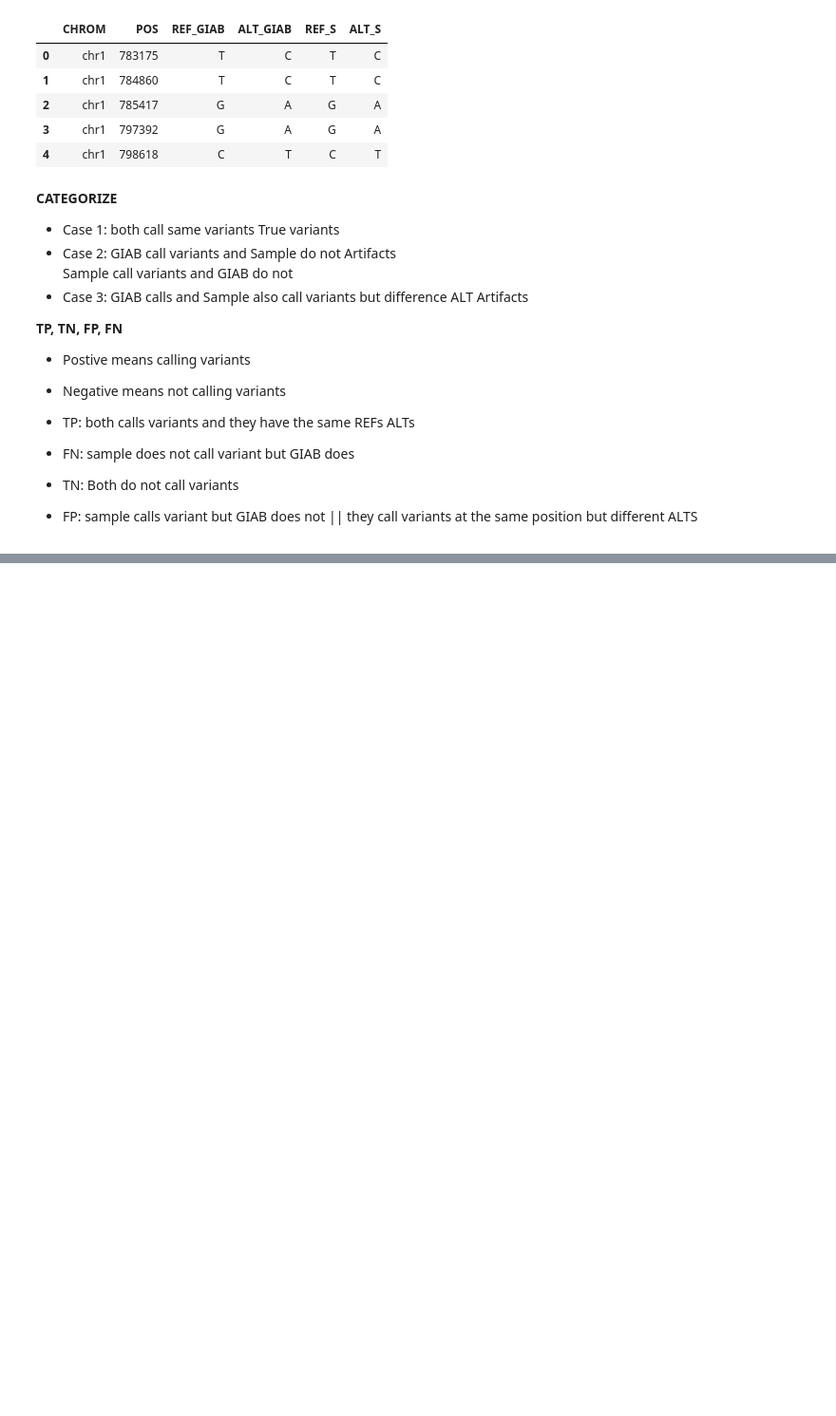
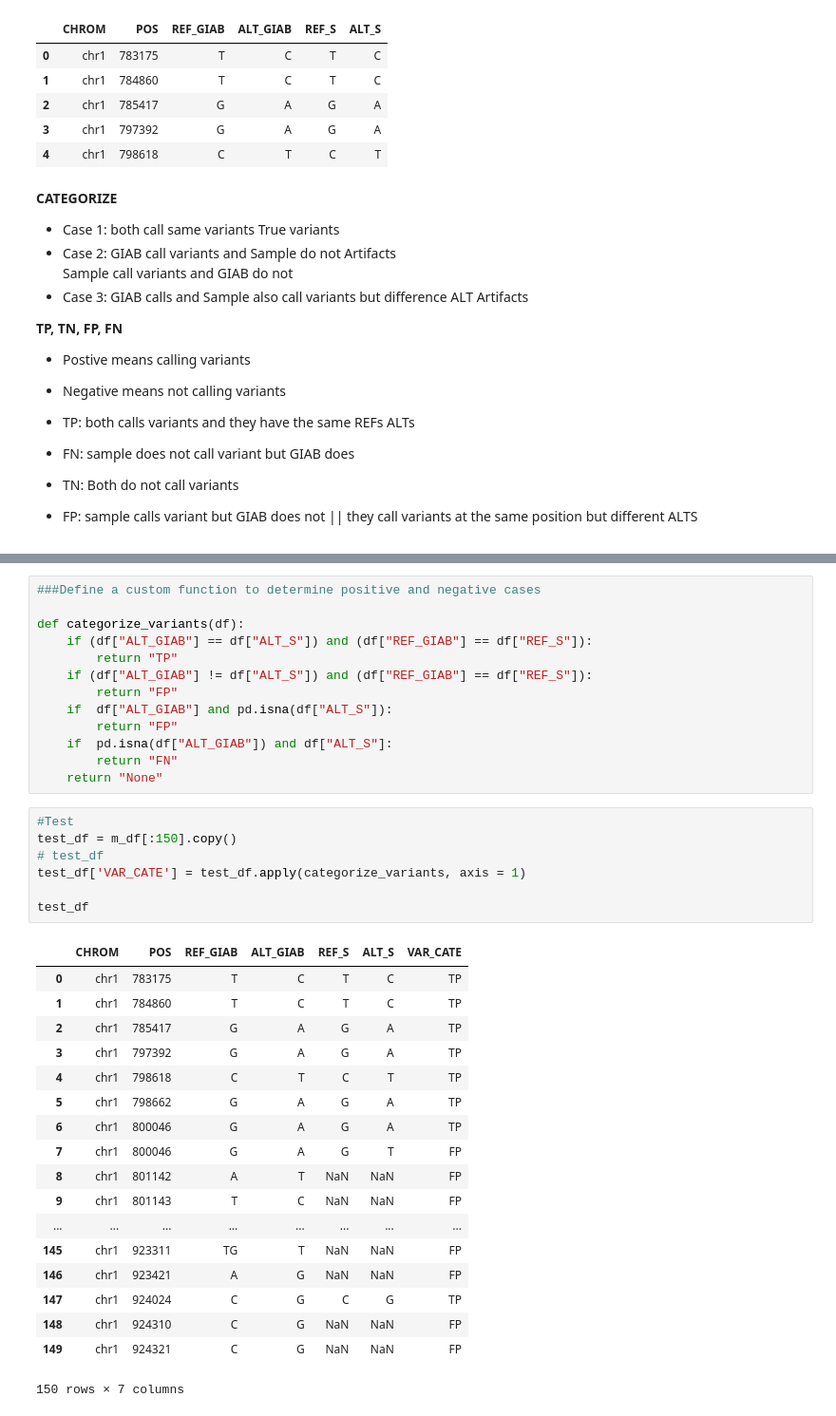
Before and after one commit to NguyenMaiAnh-Do/bash_script, a Jupyter notebook: bash_script/variants_filter.ipynb, the cells around one changed output, grey strips where cells are left out. Shown at 95% size. Drawn from its saved outputs; the diff is of its cells as text; blank space fills up the shorter version.

Commit message:
finish categorize variants

```diff
--- a/bash_script/variants_filter.ipynb
+++ b/bash_script/variants_filter.ipynb
@@ -150,0 +172,39 @@ m_df.head()
+# %%
+###Define a custom function to determine positive and negative cases
+
+def categorize_variants(df):
+    if (df["ALT_GIAB"] == df["ALT_S"]) and (df["REF_GIAB"] == df["REF_S"]):
+        return "TP"
+    if (df["ALT_GIAB"] != df["ALT_S"]) and (df["REF_GIAB"] == df["REF_S"]):
+        return "FP"
+    if  df["ALT_GIAB"] and pd.isna(df["ALT_S"]):
+        return "FP"
+    if  pd.isna(df["ALT_GIAB"]) and df["ALT_S"]:
+        return "FN"
+    return "None"
+# %%
+#Test
+test_df = m_df[:150].copy()
+# test_df
+test_df['VAR_CATE'] = test_df.apply(categorize_variants, axis = 1)
+
+test_df
+# %% [output]
+|  | CHROM | POS | REF_GIAB | ALT_GIAB | REF_S | ALT_S | VAR_CATE |
+| 0 | chr1 | 783175 | T | C | T | C | TP |
+| 1 | chr1 | 784860 | T | C | T | C | TP |
+| 2 | chr1 | 785417 | G | A | G | A | TP |
+| 3 | chr1 | 797392 | G | A | G | A | TP |
+| 4 | chr1 | 798618 | C | T | C | T | TP |
+| 5 | chr1 | 798662 | G | A | G | A | TP |
+| 6 | chr1 | 800046 | G | A | G | A | TP |
+| 7 | chr1 | 800046 | G | A | G | T | FP |
+| 8 | chr1 | 801142 | A | T | NaN | NaN | FP |
+| 9 | chr1 | 801143 | T | C | NaN | NaN | FP |
+| ... | ... | ... | ... | ... | ... | ... | ... |
+| 145 | chr1 | 923311 | TG | T | NaN | NaN | FP |
+| 146 | chr1 | 923421 | A | G | NaN | NaN | FP |
+| 147 | chr1 | 924024 | C | G | C | G | TP |
+| 148 | chr1 | 924310 | C | G | NaN | NaN | FP |
+| 149 | chr1 | 924321 | C | G | NaN | NaN | FP |
+150 rows × 7 columns
```
Also changed, not shown: parts of 2 cells of this notebook.
